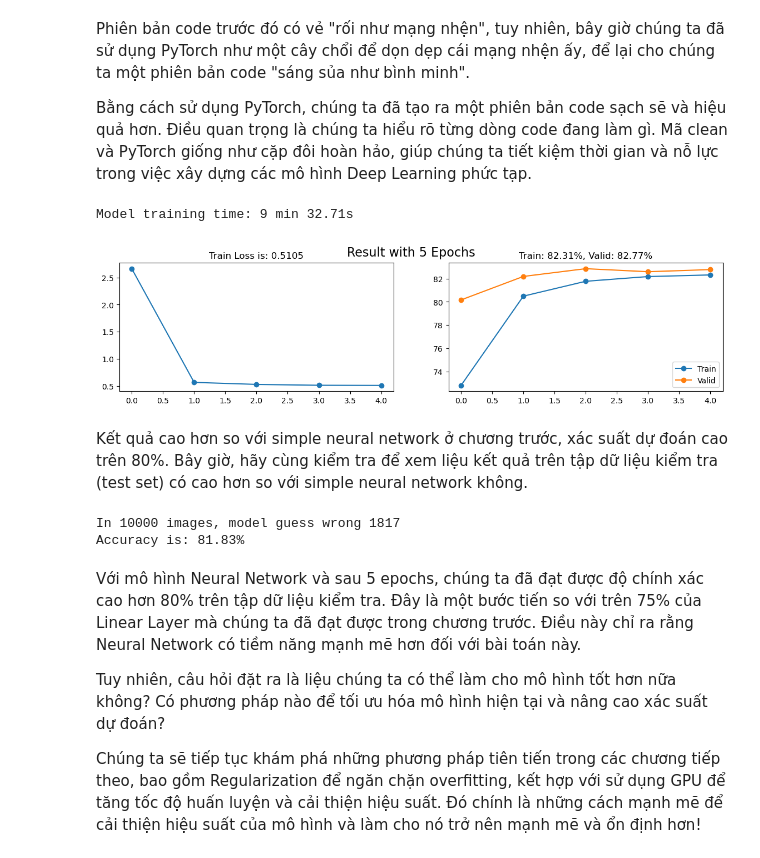
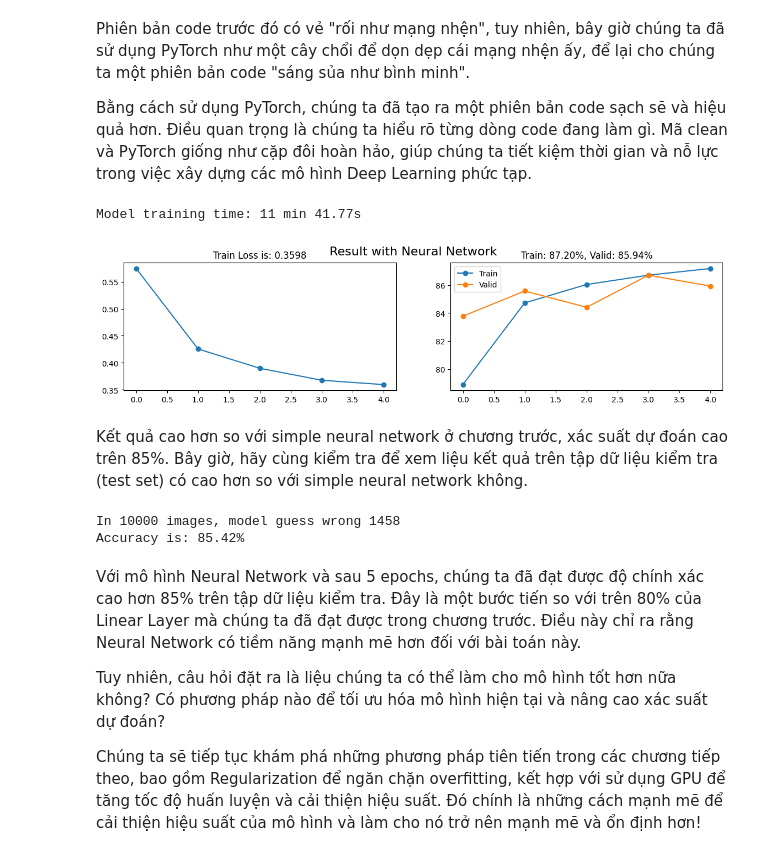
Before and after one commit to nvtai040502/fashion_mnist_project, a Jupyter notebook: nbs/02_neuralnet.ipynb, the cells around one changed output. Drawn from its saved outputs; the diff is of its cells as text; code cells hidden in the pictures.

```diff
--- a/nbs/02_neuralnet.ipynb
+++ b/nbs/02_neuralnet.ipynb
@@ -67,8 +67,8 @@ def load_data(x_tensor, y_tensor, batch_size, test):
     return data_loader
 
 batch_size = 128
-train_loader = load_data(x_train, y_train, batch_size=batch_size, test = False)
-valid_loader = load_data(x_valid, y_valid, batch_size=batch_size, test=True)
+train_loader = load_data(x_train_norm, y_train, batch_size=batch_size, test = False)
+valid_loader = load_data(x_valid_norm, y_valid, batch_size=batch_size, test=True)
 # %% [output]
 Total Mini-Batches: 375
 Shape of Each Mini-Batch: torch.Size([128, 784])
@@ -342,31 +342,31 @@ execution_time_seconds = round(execution_time % 60, 2)
 
 print(f"Model training time: {execution_time_minutes} min {execution_time_seconds}s")
 # %% [output]
-Model training time: 9 min 32.71s
+Model training time: 11 min 41.77s
 # %%
 import matplotlib.pyplot as plt
 
 final_loss = losses.mean(1)[-1]
 final_train_acc = train_acc.mean(1)[-1]
 final_valid_acc = valid_acc.mean(1)[-1]
 
 fig, axs = plt.subplots(1, 2, figsize = (14, 3))
 
 axs[0].plot(range(losses.shape[0]), losses.mean(1), "-o")
 axs[0].set_title(f"Train Loss is: {final_loss:.4f}")
 
 
 axs[1].plot(range(train_acc.shape[0]), train_acc.mean(1), "-o")
 axs[1].plot(range(valid_acc.shape[0]), valid_acc.mean(1), "-o")
 axs[1].set_title(f"Train: {final_train_acc:.2f}%, Valid: {final_valid_acc:.2f}%")
 axs[1].legend(["Train", "Valid"])
 
-plt.suptitle(f"Result with {n_epochs} Epochs", fontsize = 16)
+plt.suptitle(f"Result with Neural Network", fontsize = 16)
 plt.show()
 # %% [output]
-[figure, old version]
+[figure, new version]
 # %% [markdown]
-Kết quả cao hơn so với simple neural network ở chương trước, xác suất dự đoán cao trên 80%. Bây giờ, hãy cùng kiểm tra để xem liệu kết quả trên tập dữ liệu kiểm tra (test set) có cao hơn so với simple neural network không.
+Kết quả cao hơn so với simple neural network ở chương trước, xác suất dự đoán cao trên 85%. Bây giờ, hãy cùng kiểm tra để xem liệu kết quả trên tập dữ liệu kiểm tra (test set) có cao hơn so với simple neural network không.
 # %%
 x_test = test_dataset.data
 y_test = test_dataset.targets
@@ -378,7 +379,7 @@ x_test = x_test.to(torch.float32)
 # Cast the target labels to the 'long' data type
 y_test = y_test.to(torch.long)
 # %%
-out = model.forward(x_test)
+out = model.forward(x_test_norm)
 
 test_acc = 100 * (out.argmax(1) == y_test).float().mean()
 
@@ -386,10 +387,10 @@ ids_error = (out.argmax(1) != y_test).nonzero()
 print(f"In {len(y_test)} images, model guess wrong {len(ids_error)}")
 print(f"Accuracy is: {test_acc:.2f}%")
 # %% [output]
-In 10000 images, model guess wrong 1817
-Accuracy is: 81.83%
+In 10000 images, model guess wrong 1458
+Accuracy is: 85.42%
 # %% [markdown]
-Với mô hình Neural Network và sau 5 epochs, chúng ta đã đạt được độ chính xác cao hơn 80% trên tập dữ liệu kiểm tra. Đây là một bước tiến so với trên 75% của Linear Layer mà chúng ta đã đạt được trong chương trước. Điều này chỉ ra rằng Neural Network có tiềm năng mạnh mẽ hơn đối với bài toán này.
+Với mô hình Neural Network và sau 5 epochs, chúng ta đã đạt được độ chính xác cao hơn 85% trên tập dữ liệu kiểm tra. Đây là một bước tiến so với trên 80% của Linear Layer mà chúng ta đã đạt được trong chương trước. Điều này chỉ ra rằng Neural Network có tiềm năng mạnh mẽ hơn đối với bài toán này.
 
 Tuy nhiên, câu hỏi đặt ra là liệu chúng ta có thể làm cho mô hình tốt hơn nữa không? Có phương pháp nào để tối ưu hóa mô hình hiện tại và nâng cao xác suất dự đoán?
 
```
Also changed, not shown: parts of 2 cells of this notebook, 7 other files.
